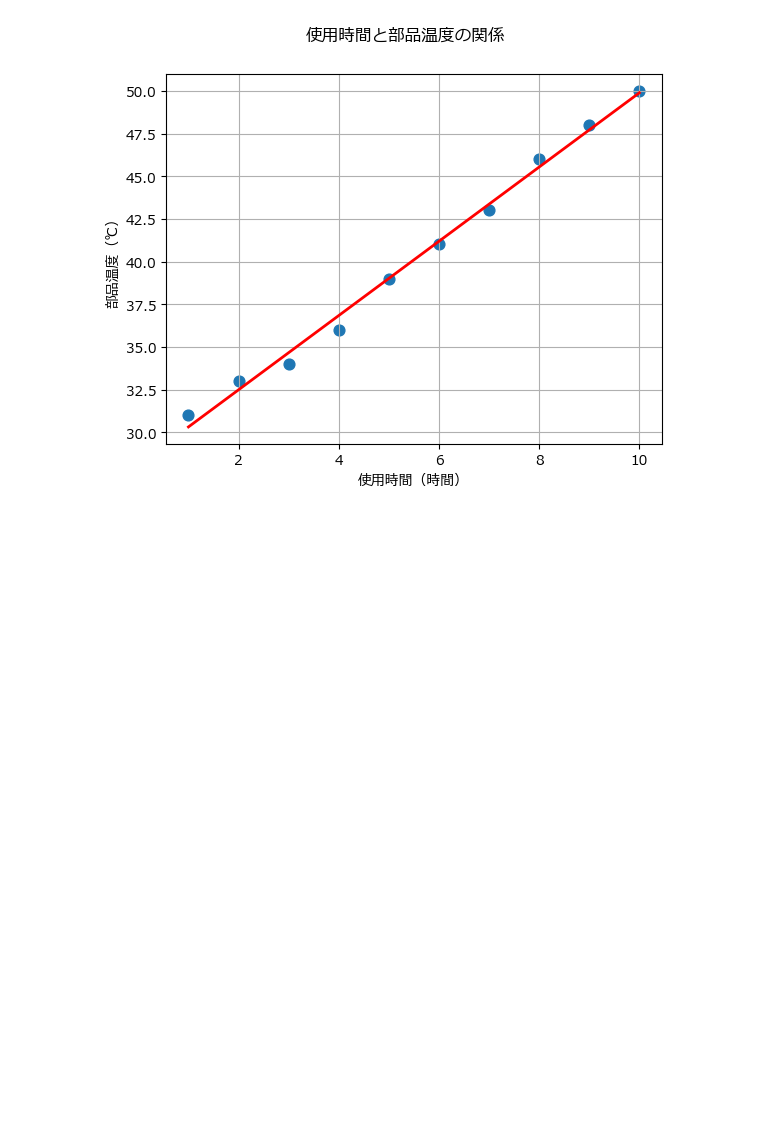
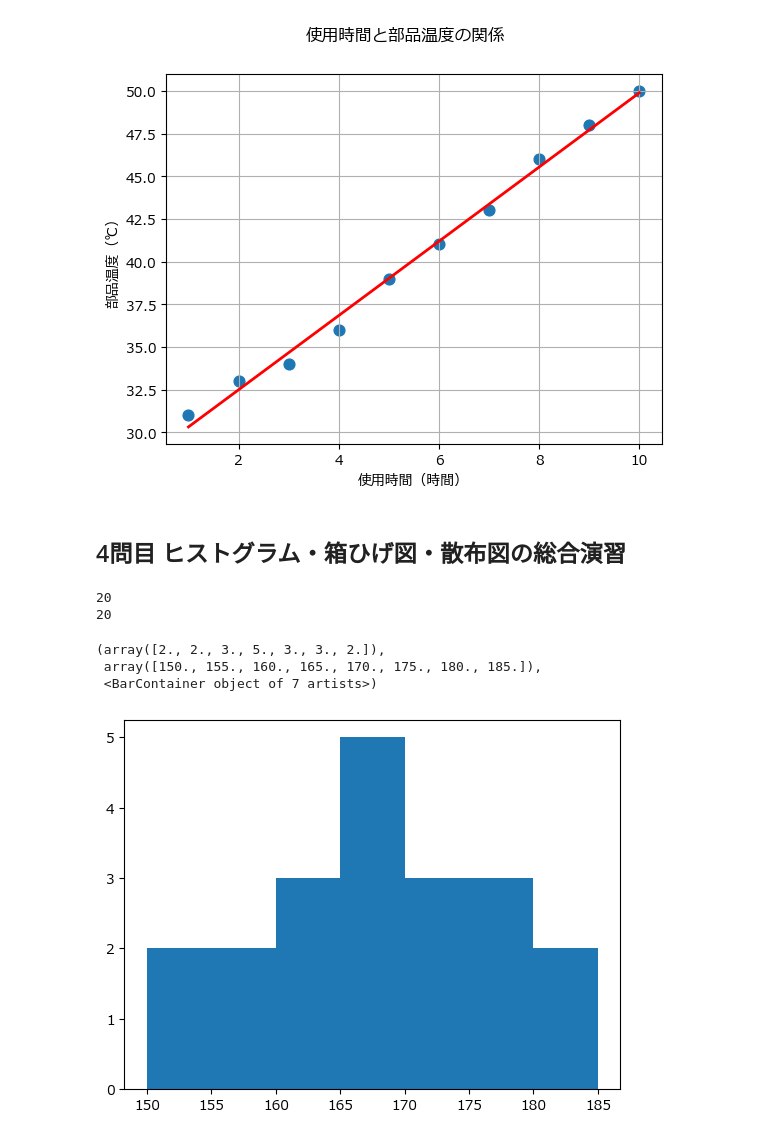
Before and after one commit to kjfarm1225/pyq_practice, a Jupyter notebook: 140_4_hist_box_scatter/140-4_hist_box_scatter.ipynb, the cells around one changed output. Saved outputs shown, nothing was run; the diff lists cells and outputs as text; code cells hidden in the pictures; blank space fills up the shorter version.

```diff
--- a/140_4_hist_box_scatter/140-4_hist_box_scatter.ipynb
+++ b/140_4_hist_box_scatter/140-4_hist_box_scatter.ipynb
@@ -297,3 +297,35 @@ ax.grid(True)
 plt.show()
 # %% [output]
 [figure]
+# %% [markdown]
+## 4問目 ヒストグラム・箱ひげ図・散布図の総合演習
+# %%
+import matplotlib.pyplot as plt
+%matplotlib inline
+
+plt.rcParams["font.family"] = "Meiryo"
+# %%
+# 身長のデータ（20人分）
+heights = [174, 168, 176, 185, 167, 167, 185, 177, 168, 175,
+           165, 164, 172, 150, 152, 164, 159, 173, 160, 155]
+
+# 体重のデータ（20人分）
+weights = [84, 66, 68, 82, 64, 56, 96, 61, 65, 75,
+           67, 70, 60, 59, 52, 57, 56, 64, 67, 58]
+# %%
+print(len(heights))
+print(len(weights))
+# %% [output]
+20
+20
+# %%
+fig, ax = plt.subplots()
+
+ax.hist(heights,
+        bins=7,
+        range=(150, 185))
+# %% [output]
+(array([2., 2., 3., 5., 3., 3., 2.]),
+ array([150., 155., 160., 165., 170., 175., 180., 185.]),
+ <BarContainer object of 7 artists>)
+[figure, added]
```
Also changed, not shown: parts of 6 cells of this notebook.
